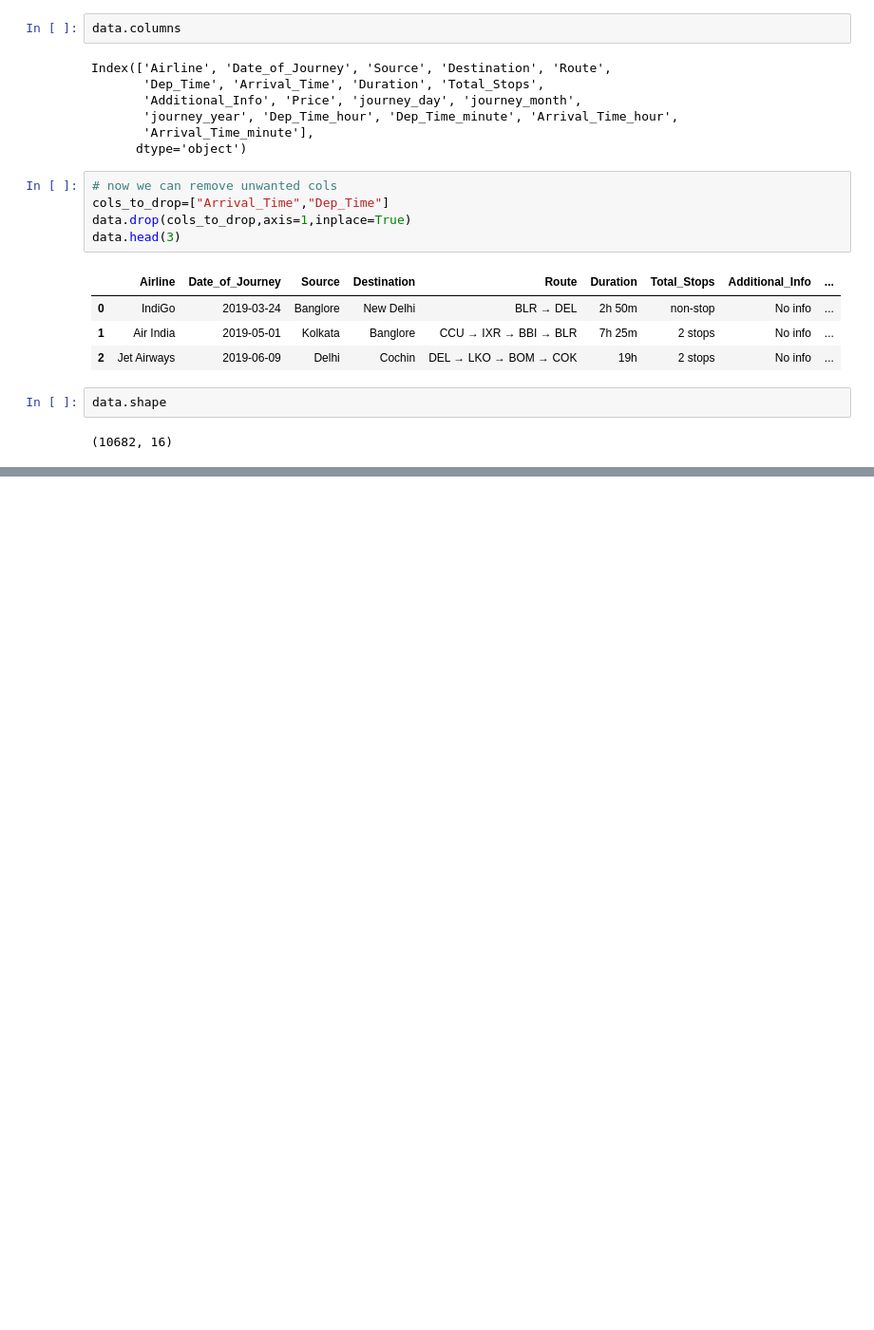
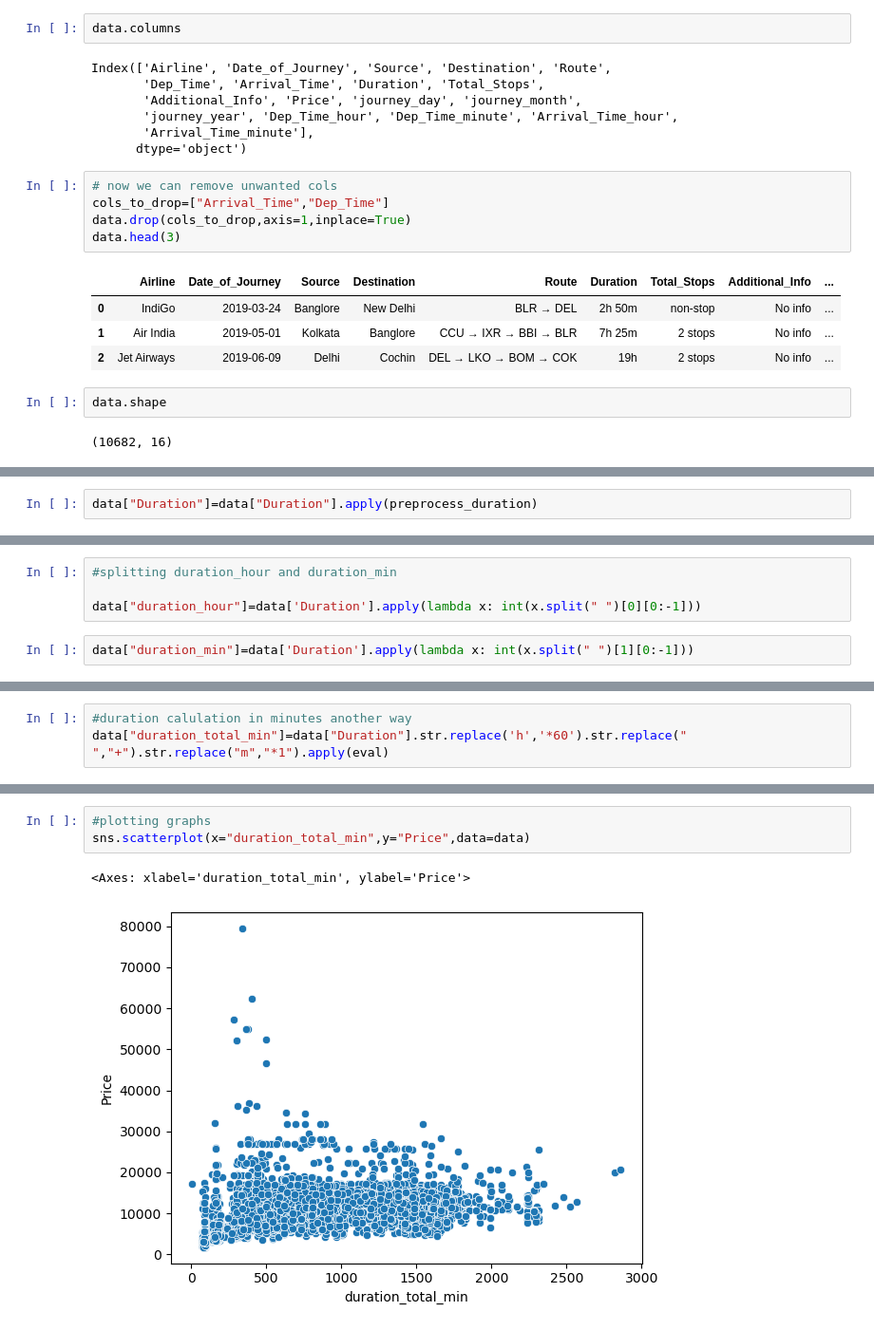
Before and after one commit to tamilgovind2025/mytraining, a Jupyter notebook: ch09_datascience_projects/ch01_flight_fare_detection_01/ch01_flight_fare_detection_code_01.ipynb, the cells around one changed output, grey strips where cells are left out. Shown: that part at 95% size. Drawn from its saved outputs; the diff is of its cells as text; blank space fills up the shorter version.

```diff
--- a/ch09_datascience_projects/ch01_flight_fare_detection_01/ch01_flight_fare_detection_code_01.ipynb
+++ b/ch09_datascience_projects/ch01_flight_fare_detection_01/ch01_flight_fare_detection_code_01.ipynb
@@ -250,0 +370,2 @@ data.shape
+# %%
+data["Duration"]=data["Duration"].apply(preprocess_duration)
@@ -250,0 +402,6 @@ data.shape
+# %%
+#splitting duration_hour and duration_min
+
+data["duration_hour"]=data['Duration'].apply(lambda x: int(x.split(" ")[0][0:-1]))
+# %%
+data["duration_min"]=data['Duration'].apply(lambda x: int(x.split(" ")[1][0:-1]))
@@ -250,0 +441,3 @@ data.shape
+# %%
+#duration calulation in minutes another way
+data["duration_total_min"]=data["Duration"].str.replace('h','*60').str.replace(" ","+").str.replace("m","*1").apply(eval)
@@ -250,0 +453,6 @@ data.shape
+# %%
+#plotting graphs
+sns.scatterplot(x="duration_total_min",y="Price",data=data)
+# %% [output]
+<Axes: xlabel='duration_total_min', ylabel='Price'>
+[figure, added]
```
Also changed, not shown: parts of 29 cells of this notebook.
